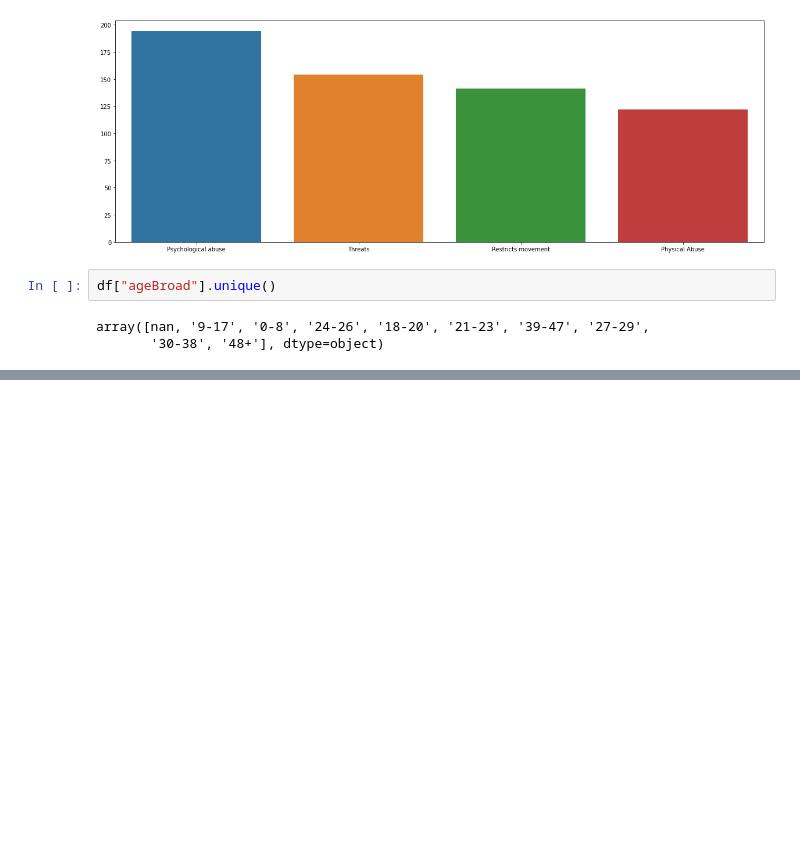
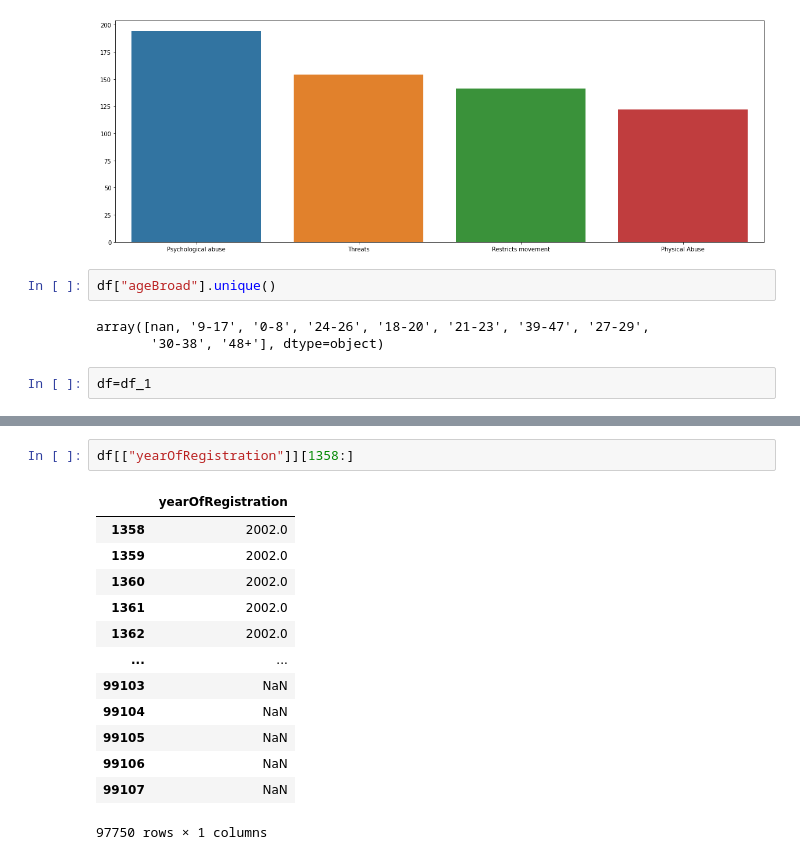
Before and after one commit to lampu98/ht_project, a Jupyter notebook: notebooks/Visualizing a map.ipynb, the cells around one changed output, grey strips where cells are left out. Cells and saved outputs as stored; diff of their text form; blank space fills up the shorter version.

```diff
--- a/notebooks/Visualizing a map.ipynb
+++ b/notebooks/Visualizing a map.ipynb
@@ -212,4 +214,6 @@ df["ageBroad"].unique()
 # %% [output]
 array([nan, '9-17', '0-8', '24-26', '18-20', '21-23', '39-47', '27-29',
        '30-38', '48+'], dtype=object)
+# %%
+df=df_1
 # %%
@@ -230,0 +234,16 @@ df
+# %%
+df[["yearOfRegistration"]][1358:]
+# %% [output]
+|  | yearOfRegistration |
+| 1358 | 2002.0 |
+| 1359 | 2002.0 |
+| 1360 | 2002.0 |
+| 1361 | 2002.0 |
+| 1362 | 2002.0 |
+| ... | ... |
+| 99103 | NaN |
+| 99104 | NaN |
+| 99105 | NaN |
+| 99106 | NaN |
+| 99107 | NaN |
+97750 rows × 1 columns
```
Also changed, not shown: parts of 7 cells of this notebook, 2 other files.
